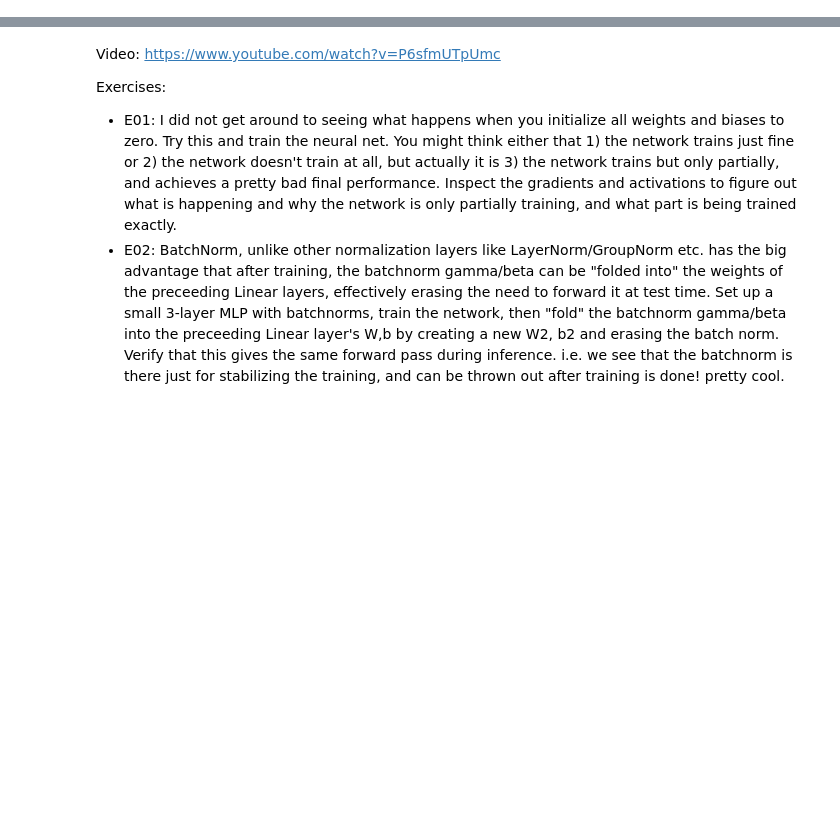
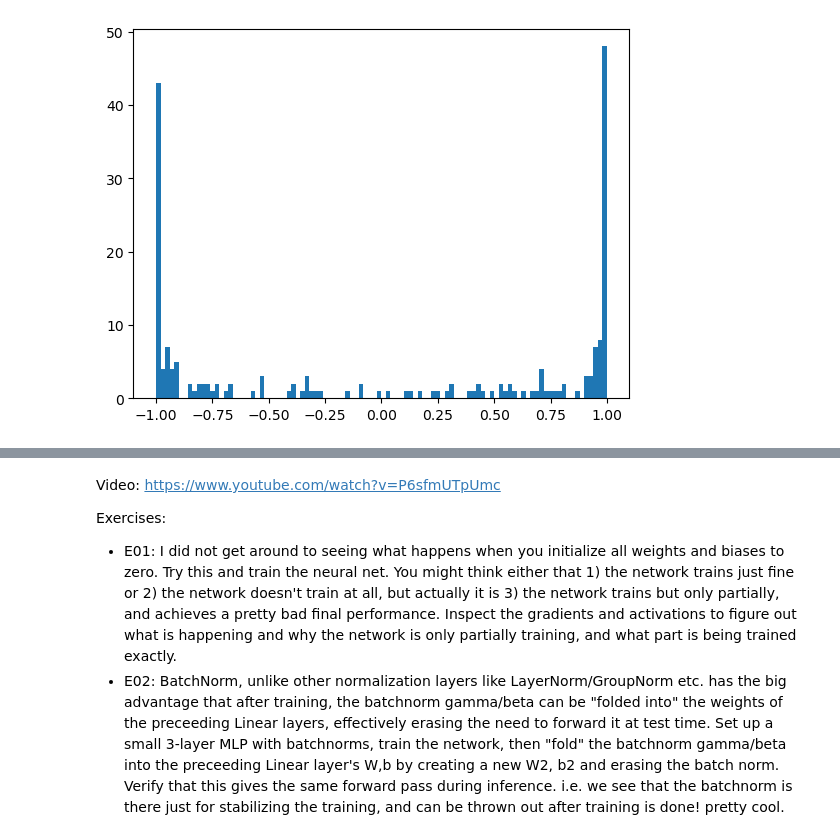
Before and after one commit to osamja/zero-to-hero, a Jupyter notebook: lecture_4_activation_gradients.ipynb, the cells around one changed output, grey strips where cells are left out. Saved outputs shown, nothing was run; the diff lists cells and outputs as text; code cells hidden in the pictures; blank space fills up the shorter version.

Commit message:
lecture 4 activations and gradients

```diff
--- a/lecture_4_activation_gradients.ipynb
+++ b/lecture_4_activation_gradients.ipynb
@@ -2,0 +75,72 @@ sammy = ''
+# %%
+# construct the first hidden layer
+W1 = torch.randn(layer_size, neurons)
+b1 = torch.randn(neurons)
+
+# construct the output layer
+W2 = torch.randn(neurons, 27)
+W2 = W2 * 0.01  # Initialize the weights to be small for a good starting point (prevent false overconfidence)
+b2 = torch.randn(27) * 0
+
+# Set the parameters to require gradients
+parameters = [W1, b1, W2, b2, C]
+for p in parameters:
+    p.requires_grad = True
+# %%
+# Forward pass
+for epoch in range(epochs):
+    # Tune the learning rate and batch size
+    if epoch == adjustment_epoch:
+        lr = lr / 10
+        batch_size = batch_size * 10
+        print(f'Adjusting learning rate to {lr}, batch_size={batch_size}')
+    elif epoch == epochs-5000:
+        lr = lr / 10
+        batch_size = batch_size * 10
+        print(f'Adjusting learning rate to {lr}, batch_size={batch_size}')
+
+    rand_batch_idx = torch.randint(0, num_names, (batch_size,))
+    x_batch = X[rand_batch_idx]
+    y_batch = Y[rand_batch_idx]
+
+    # Embed the characters
+    emb = C[x_batch]
+    emb = emb.view(-1, layer_size)
+
+    # Calculate the first hidden layer
+    hpreact = emb @ W1 + b1
+    h = torch.tanh(hpreact)
+
+    # Print the distribution of the first hidden layer
+    plt.hist(h[0].detach().numpy(), bins=100)
+
+    logits = h @ W2 + b2
+
+    # Calculate the loss
+    loss = F.cross_entropy(logits, y_batch)
+    loss_counts.append(loss.item())
+
+    # Backward pass
+    loss.backward()
+
+    # Update the weights
+    with torch.no_grad():
+        W1 -= lr * W1.grad
+        b1 -= lr * b1.grad
+        W2 -= lr * W2.grad
+        b2 -= lr * b2.grad
+        C -= lr * C.grad
+
+    # Zero the gradients
+    W1.grad.zero_()
+    b1.grad.zero_()
+    W2.grad.zero_()
+    b2.grad.zero_()
+    C.grad.zero_()
+
+    break   # TODO: Remove this line to train the model
+
+weights = [C, W1, b1, W2, b2]
+# print(f'lr={lr:.3f}, batch_size={batch_size}, num_names={num_names}, min_loss={min(loss_counts):.3f}, K={K}, neurons={neurons}, block_size={block_size}, epochs={epochs}')
+# %% [output]
+[figure, added]
```
Also changed, not shown: parts of 32 cells of this notebook, 3 other files.
